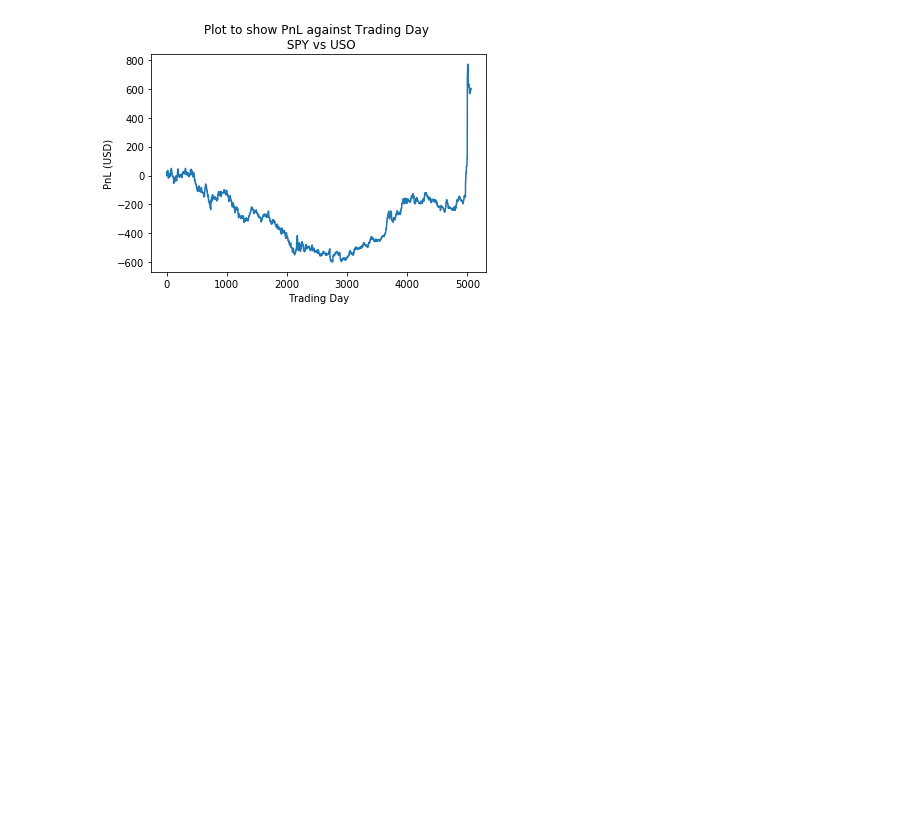
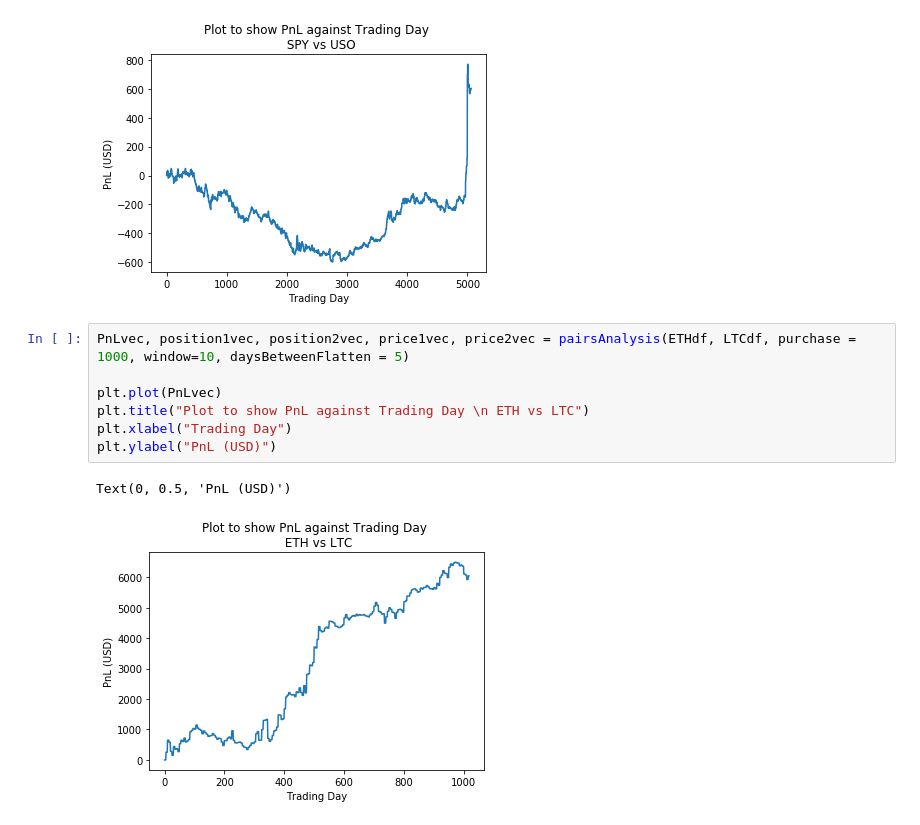
Before and after one commit to hamjamjam/Crypto, a Jupyter notebook: InitialAnalysis_jv_working.ipynb, the cells around one changed output. Drawn from its saved outputs; the diff is of its cells as text; blank space fills up the shorter version.

```diff
--- a/InitialAnalysis_jv_working.ipynb
+++ b/InitialAnalysis_jv_working.ipynb
@@ -224,3 +234,13 @@ plt.ylabel("PnL (USD)")
 # %% [output]
 Text(0, 0.5, 'PnL (USD)')
 [figure]
+# %%
+PnLvec, position1vec, position2vec, price1vec, price2vec = pairsAnalysis(ETHdf, LTCdf, purchase = 1000, window=10, daysBetweenFlatten = 5)
+
+plt.plot(PnLvec)
+plt.title("Plot to show PnL against Trading Day \n ETH vs LTC")
+plt.xlabel("Trading Day")
+plt.ylabel("PnL (USD)")
+# %% [output]
+Text(0, 0.5, 'PnL (USD)')
+[figure, added]
```
Also changed, not shown: parts of 13 cells of this notebook.
